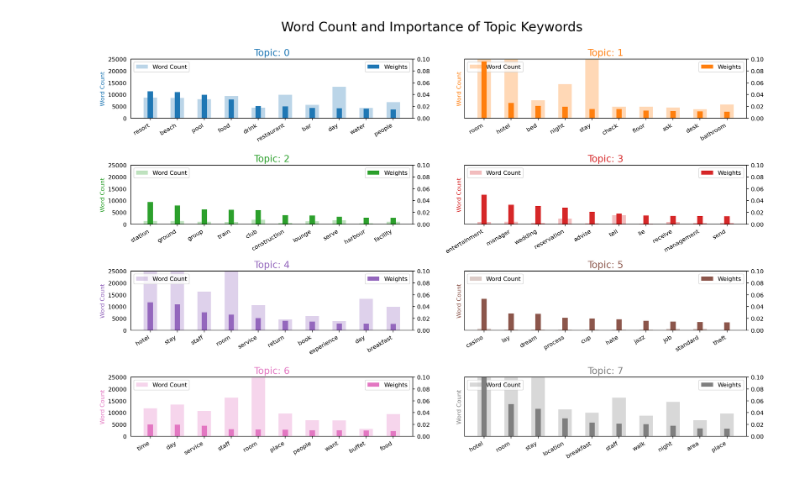
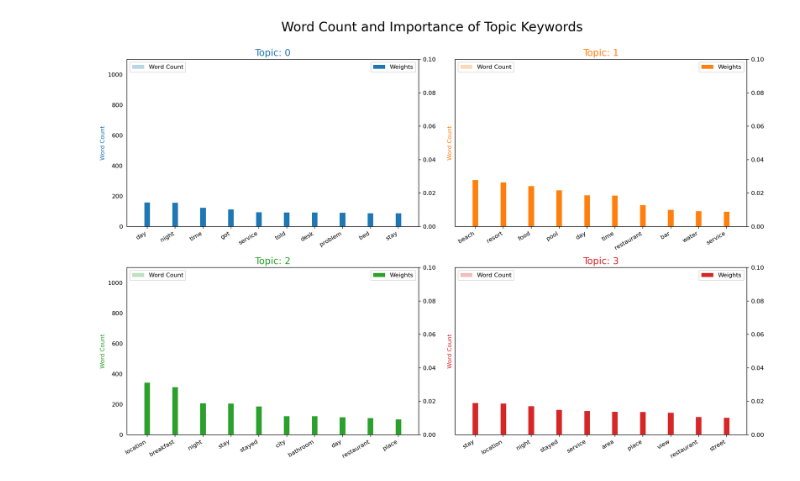
Before and after one commit to Milan-Exchange/Text-Mining-and-Search, a Jupyter notebook: topic_modeling/lda.ipynb, the cells around one changed output. Cells and saved outputs as stored; diff of their text form; code cells hidden in the pictures.

```diff
--- a/topic_modeling/lda.ipynb
+++ b/topic_modeling/lda.ipynb
@@ -317,35 +244,0 @@ sent_topics_sorteddf_mallet.head(10)
-# %%
-# 1. Wordcloud of top N words in each topic
-
-from matplotlib import pyplot as plt
-from wordcloud import WordCloud, STOPWORDS
-import matplotlib.colors as mcolors
-
-cols = [color for name, color in mcolors.TABLEAU_COLORS.items()]  # more colors: 'mcolors.XKCD_COLORS'
-
-cloud = WordCloud(
-    background_color='white',
-    width=2500,
-    height=1800,
-    max_words=10,
-    colormap='tab10',
-    color_func=lambda *args, **kwargs: cols[i],
-    prefer_horizontal=1.0)
-
-topics = lda_model.show_topics(formatted=False)
-
-fig, axes = plt.subplots(4, 2, figsize=(10, 10), sharex=True, sharey=True)
-
-for i, ax in enumerate(axes.flatten()):
-    fig.add_subplot(ax)
-    topic_words = dict(topics[i][1])
-    cloud.generate_from_frequencies(topic_words, max_font_size=300)
-    plt.gca().imshow(cloud)
-    plt.gca().set_title('Topic ' + str(i), fontdict=dict(size=16))
-    plt.gca().axis('off')
-
-plt.subplots_adjust(wspace=0, hspace=0)
-plt.axis('off')
-plt.margins(x=0, y=0)
-plt.tight_layout()
-plt.show()
@@ -355,38 +246,40 @@ plt.show()
 # Word Counts of Topic Keywords - Creating graphs to see how many words are in the different topics.
 
 from collections import Counter
+import matplotlib.colors as mcolors
+
 
 topics = lda_model.show_topics(formatted=False)
-data_flat = [w for w_list in data_ready for w in w_list]
+data_flat = [w for w_list in data['Review'] for w in w_list]
 counter = Counter(data_flat)
 
 out = []
 for i, topic in topics:
     for word, weight in topic:
         out.append([word, i, weight, counter[word]])
 
 df = pd.DataFrame(out, columns=['word', 'topic_id', 'importance', 'word_count'])
 
 # Plot Word Count and Weights of Topic Keywords
-fig, axes = plt.subplots(4, 2, figsize=(16, 10), sharey=True, dpi=160)
+fig, axes = plt.subplots(2, 2, figsize=(16, 10), sharey=True, dpi=160)
 cols = [color for name, color in mcolors.TABLEAU_COLORS.items()]
 for i, ax in enumerate(axes.flatten()):
     ax.bar(x='word', height="word_count", data=df.loc[df.topic_id == i, :], color=cols[i], width=0.5, alpha=0.3,
            label='Word Count')
     ax_twin = ax.twinx()
     ax_twin.bar(x='word', height="importance", data=df.loc[df.topic_id == i, :], color=cols[i], width=0.2,
                 label='Weights')
     ax.set_ylabel('Word Count', color=cols[i])
     ax_twin.set_ylim(0, 0.1);
-    ax.set_ylim(0, 25000)
+    ax.set_ylim(0, 1100)
     ax.set_title('Topic: ' + str(i), color=cols[i], fontsize=16)
     ax.tick_params(axis='y', left=False)
     ax.set_xticklabels(df.loc[df.topic_id == i, 'word'], rotation=30, horizontalalignment='right')
     ax.legend(loc='upper left');
     ax_twin.legend(loc='upper right')
 
 fig.tight_layout(w_pad=2)
 fig.suptitle('Word Count and Importance of Topic Keywords', fontsize=22, y=1.05)
 plt.show()
 # %% [output]
-[figure, old version]
+[figure, new version]
```
Also changed, not shown: parts of 25 cells of this notebook, 1 other file.
